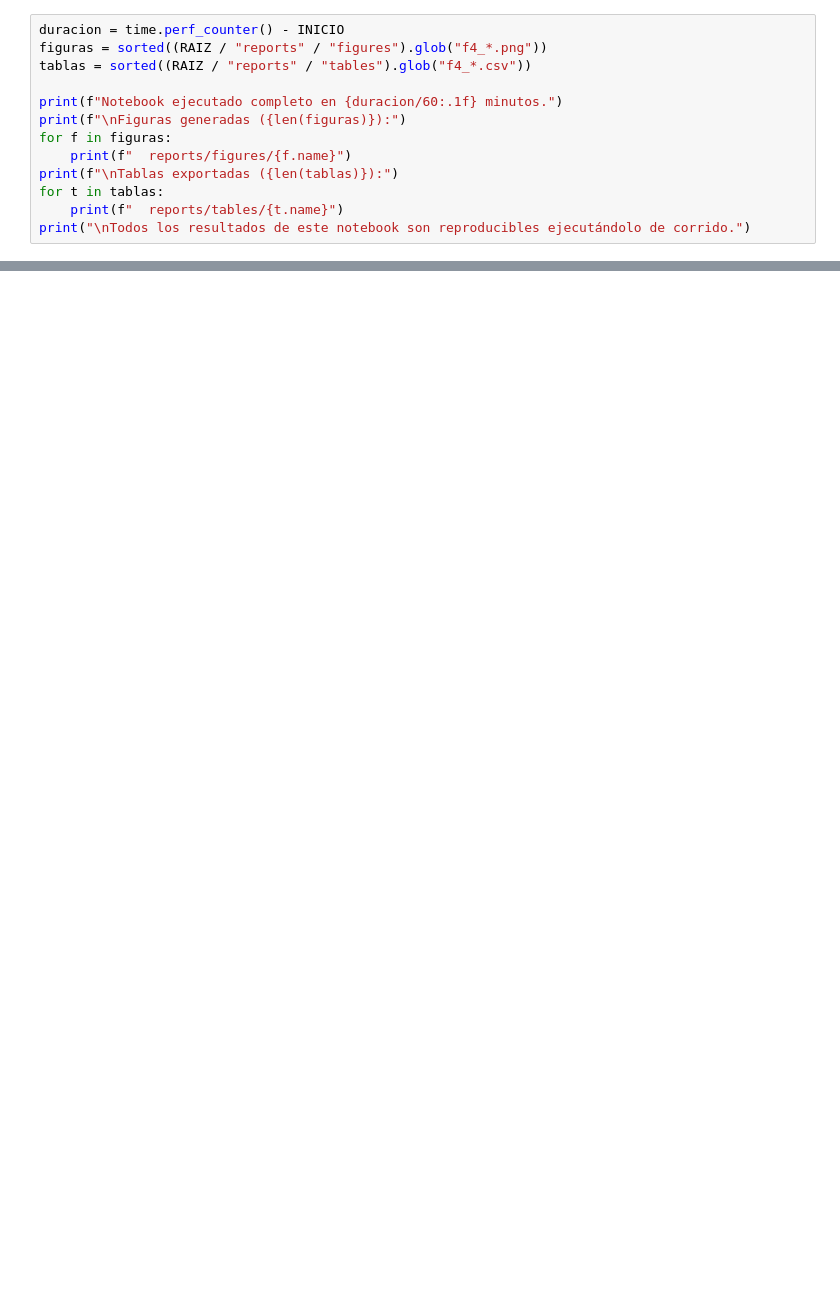
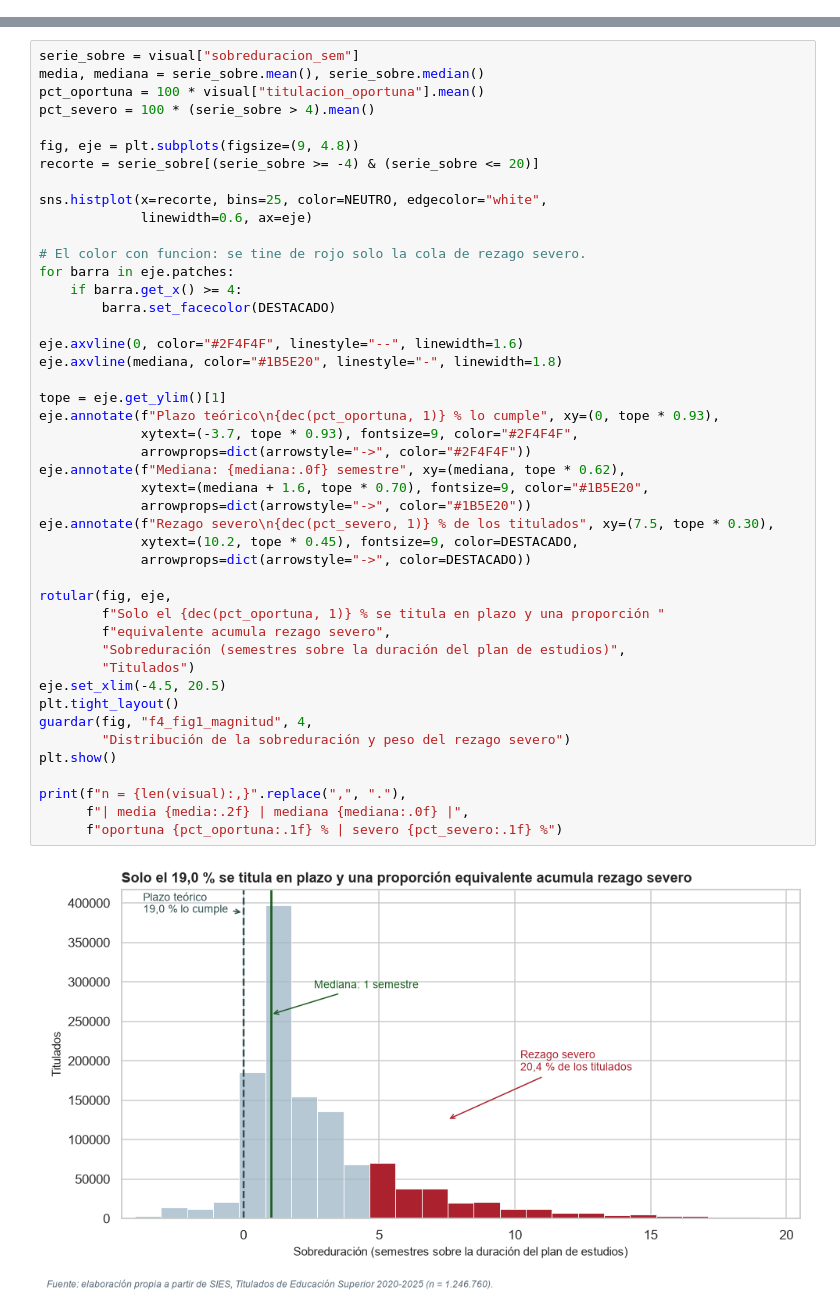
Before and after one commit to santunez75/proyecto-titulados, a Jupyter notebook: F4/F4_Reporte_Analitico.ipynb, the cells around one changed output, grey strips where cells are left out. Saved outputs shown, nothing was run; the diff lists cells and outputs as text; blank space fills up the shorter version.

```diff
--- a/F4/F4_Reporte_Analitico.ipynb
+++ b/F4/F4_Reporte_Analitico.ipynb
@@ -857,13 +78,0 @@ Los resultados se comunican en tres soportes complementarios, todos versionados:
-# %%
-duracion = time.perf_counter() - INICIO
-figuras = sorted((RAIZ / "reports" / "figures").glob("f4_*.png"))
-tablas = sorted((RAIZ / "reports" / "tables").glob("f4_*.csv"))
-
-print(f"Notebook ejecutado completo en {duracion/60:.1f} minutos.")
-print(f"\nFiguras generadas ({len(figuras)}):")
-for f in figuras:
-    print(f"  reports/figures/{f.name}")
-print(f"\nTablas exportadas ({len(tablas)}):")
-for t in tablas:
-    print(f"  reports/tables/{t.name}")
-print("\nTodos los resultados de este notebook son reproducibles ejecutándolo de corrido.")
@@ -884,0 +634,47 @@ Todos los resultados de este notebook son reproducibles ejecutándolo de corrido
+# %%
+serie_sobre = visual["sobreduracion_sem"]
+media, mediana = serie_sobre.mean(), serie_sobre.median()
+pct_oportuna = 100 * visual["titulacion_oportuna"].mean()
+pct_severo = 100 * (serie_sobre > 4).mean()
+
+fig, eje = plt.subplots(figsize=(9, 4.8))
+recorte = serie_sobre[(serie_sobre >= -4) & (serie_sobre <= 20)]
+
+sns.histplot(x=recorte, bins=25, color=NEUTRO, edgecolor="white",
+             linewidth=0.6, ax=eje)
+
+# El color con funcion: se tine de rojo solo la cola de rezago severo.
+for barra in eje.patches:
+    if barra.get_x() >= 4:
+        barra.set_facecolor(DESTACADO)
+
+eje.axvline(0, color="#2F4F4F", linestyle="--", linewidth=1.6)
+eje.axvline(mediana, color="#1B5E20", linestyle="-", linewidth=1.8)
+
+tope = eje.get_ylim()[1]
+eje.annotate(f"Plazo teórico\n{dec(pct_oportuna, 1)} % lo cumple", xy=(0, tope * 0.93),
+             xytext=(-3.7, tope * 0.93), fontsize=9, color="#2F4F4F",
+             arrowprops=dict(arrowstyle="->", color="#2F4F4F"))
+eje.annotate(f"Mediana: {mediana:.0f} semestre", xy=(mediana, tope * 0.62),
+             xytext=(mediana + 1.6, tope * 0.70), fontsize=9, color="#1B5E20",
+             arrowprops=dict(arrowstyle="->", color="#1B5E20"))
+eje.annotate(f"Rezago severo\n{dec(pct_severo, 1)} % de los titulados", xy=(7.5, tope * 0.30),
+             xytext=(10.2, tope * 0.45), fontsize=9, color=DESTACADO,
+             arrowprops=dict(arrowstyle="->", color=DESTACADO))
+
+rotular(fig, eje,
+        f"Solo el {dec(pct_oportuna, 1)} % se titula en plazo y una proporción "
+        f"equivalente acumula rezago severo",
+        "Sobreduración (semestres sobre la duración del plan de estudios)",
+        "Titulados")
+eje.set_xlim(-4.5, 20.5)
+plt.tight_layout()
+guardar(fig, "f4_fig1_magnitud", 4,
+        "Distribución de la sobreduración y peso del rezago severo")
+plt.show()
+
+print(f"n = {len(visual):,}".replace(",", "."),
+      f"| media {media:.2f} | mediana {mediana:.0f} |",
+      f"oportuna {pct_oportuna:.1f} % | severo {pct_severo:.1f} %")
+# %% [output]
+[figure, added]
```
Also changed, not shown: parts of 81 cells of this notebook, 14 other files.
